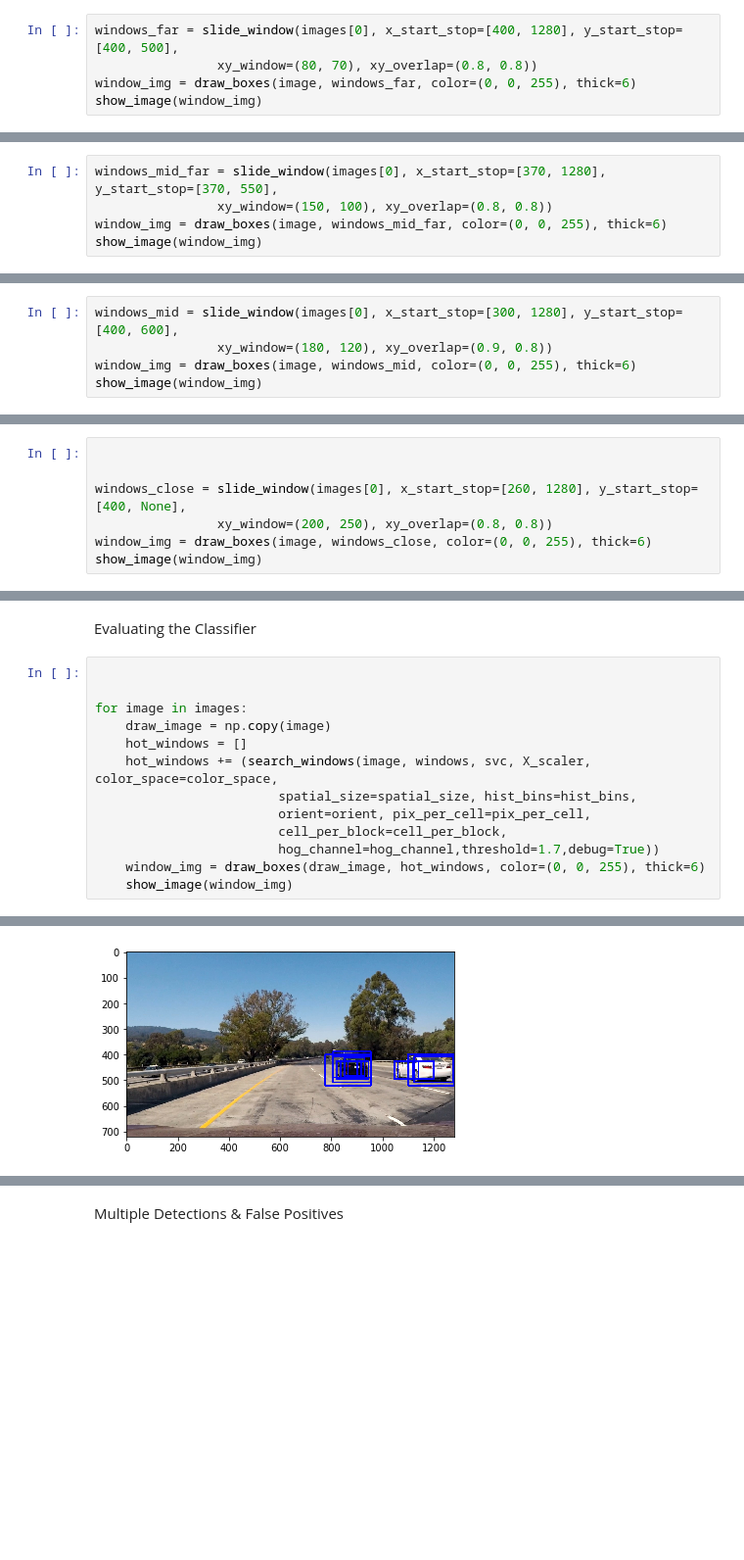
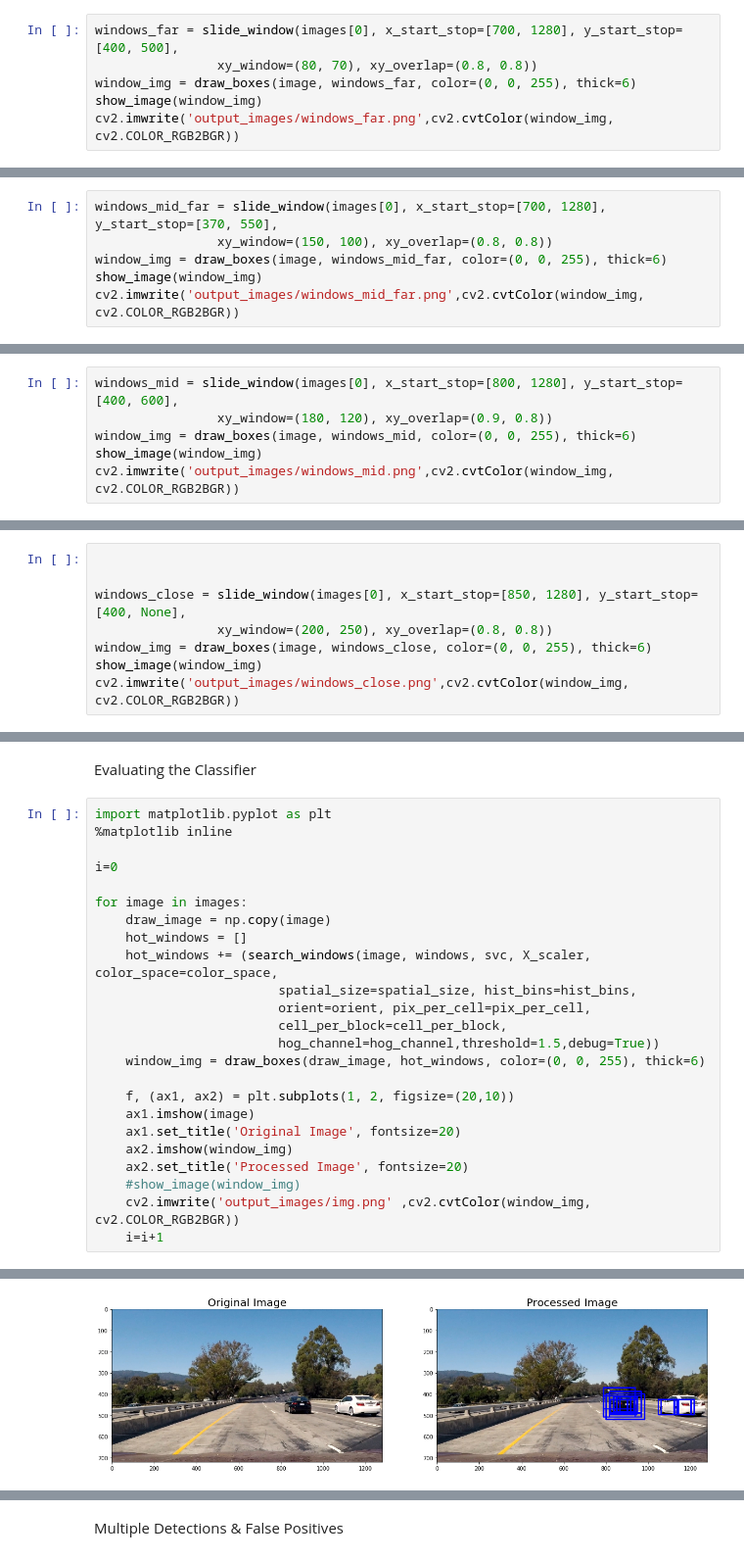
Before and after one commit to anakhaei/CarND-Vehicle-Detection, a Jupyter notebook: vehicle_detection.ipynb, the cells around one changed output, grey strips where cells are left out. Shown at 98% size. Cells and saved outputs as stored; diff of their text form; blank space fills up the shorter version.

```diff
--- a/vehicle_detection.ipynb
+++ b/vehicle_detection.ipynb
@@ -250,6 +252,7 @@ for file in glob.glob('test_images/test*.jpg'):
 # %%
-windows_far = slide_window(images[0], x_start_stop=[400, 1280], y_start_stop=[400, 500],
+windows_far = slide_window(images[0], x_start_stop=[700, 1280], y_start_stop=[400, 500],
                 xy_window=(80, 70), xy_overlap=(0.8, 0.8))
 window_img = draw_boxes(image, windows_far, color=(0, 0, 255), thick=6)
 show_image(window_img)
+cv2.imwrite('output_images/windows_far.png',cv2.cvtColor(window_img, cv2.COLOR_RGB2BGR))
 # %% [output]
@@ -257,6 +261,7 @@ show_image(window_img)
 # %%
-windows_mid_far = slide_window(images[0], x_start_stop=[370, 1280], y_start_stop=[370, 550],
+windows_mid_far = slide_window(images[0], x_start_stop=[700, 1280], y_start_stop=[370, 550],
                 xy_window=(150, 100), xy_overlap=(0.8, 0.8))
 window_img = draw_boxes(image, windows_mid_far, color=(0, 0, 255), thick=6)
 show_image(window_img)
+cv2.imwrite('output_images/windows_mid_far.png',cv2.cvtColor(window_img, cv2.COLOR_RGB2BGR))
 # %% [output]
@@ -264,6 +270,7 @@ show_image(window_img)
 # %%
-windows_mid = slide_window(images[0], x_start_stop=[300, 1280], y_start_stop=[400, 600],
+windows_mid = slide_window(images[0], x_start_stop=[800, 1280], y_start_stop=[400, 600],
                 xy_window=(180, 120), xy_overlap=(0.9, 0.8))
 window_img = draw_boxes(image, windows_mid, color=(0, 0, 255), thick=6)
 show_image(window_img)
+cv2.imwrite('output_images/windows_mid.png',cv2.cvtColor(window_img, cv2.COLOR_RGB2BGR))
 # %% [output]
@@ -271,8 +279,9 @@ show_image(window_img)
 # %%
 
 
-windows_close = slide_window(images[0], x_start_stop=[260, 1280], y_start_stop=[400, None],
+windows_close = slide_window(images[0], x_start_stop=[850, 1280], y_start_stop=[400, None],
                 xy_window=(200, 250), xy_overlap=(0.8, 0.8))
 window_img = draw_boxes(image, windows_close, color=(0, 0, 255), thick=6)
 show_image(window_img)
+cv2.imwrite('output_images/windows_close.png',cv2.cvtColor(window_img, cv2.COLOR_RGB2BGR))
 # %% [output]
@@ -286,7 +298,10 @@ show_image(window_img)
 # %% [markdown]
 Evaluating the Classifier
 # %%
+import matplotlib.pyplot as plt
+%matplotlib inline
 
+i=0
 
 for image in images:
     draw_image = np.copy(image)
@@ -295,7 +310,15 @@ for image in images:
                         spatial_size=spatial_size, hist_bins=hist_bins,
                         orient=orient, pix_per_cell=pix_per_cell,
                         cell_per_block=cell_per_block,
-                        hog_channel=hog_channel,threshold=1.7,debug=True))
+                        hog_channel=hog_channel,threshold=1.5,debug=True))
     window_img = draw_boxes(draw_image, hot_windows, color=(0, 0, 255), thick=6)
-    show_image(window_img)
+
+    f, (ax1, ax2) = plt.subplots(1, 2, figsize=(20,10))
+    ax1.imshow(image)
+    ax1.set_title('Original Image', fontsize=20)
+    ax2.imshow(window_img)
+    ax2.set_title('Processed Image', fontsize=20)
+    #show_image(window_img)
+    cv2.imwrite('output_images/img.png' ,cv2.cvtColor(window_img, cv2.COLOR_RGB2BGR))
+    i=i+1
 # %% [output]
@@ -315 +342 @@ Classifier confidence:  [ 2.5133538]
-[figure, old version]
+[figure, new version]
```
Also changed, not shown: parts of 8 cells of this notebook, 8 other files.
